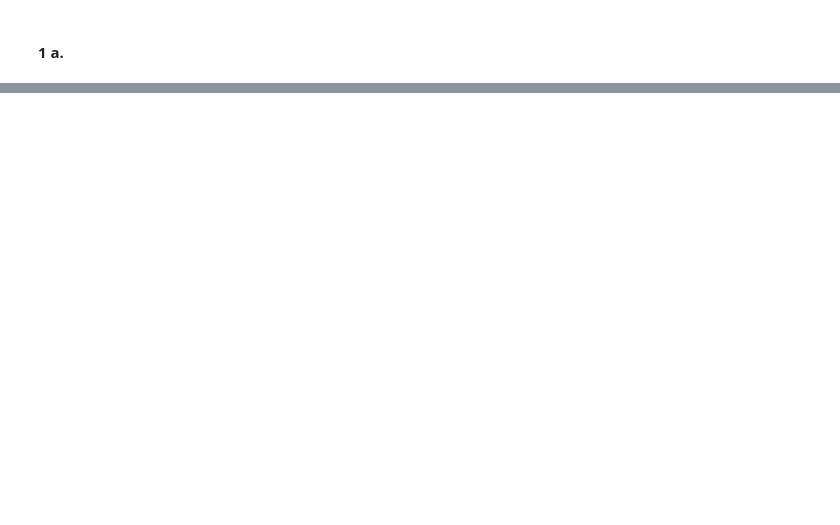
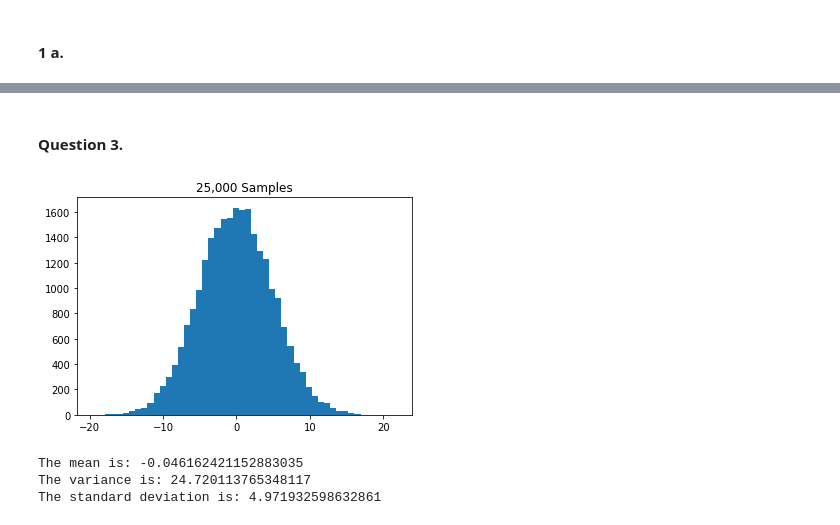
Before and after one commit to mxviteri/bds_hm1, a Jupyter notebook: hm1.ipynb, the cells around one changed output, grey strips where cells are left out. Saved outputs shown, nothing was run; the diff lists cells and outputs as text; code cells hidden in the pictures; blank space fills up the shorter version.

```diff
--- a/hm1.ipynb
+++ b/hm1.ipynb
@@ -45,0 +96,26 @@ The new mean appears to be 0. Which makes sense from averaging the previous mean
+# %% [markdown]
+#### Question 3.
+# %%
+data = np.random.normal(0, 5, 25000)
+plt.hist(data, 50)
+plt.title('25,000 Samples')
+plt.show()
+
+mean = sum(data) / len(data)
+print('The mean is:', mean)
+
+squares = 0
+for num in data:
+    square = (num - mean) ** 2
+    squares += square
+
+variance = squares / len(data)
+print('The variance is:', variance)
+
+std = math.sqrt(variance)
+print('The standard deviation is:', std)
+# %% [output]
+[figure, added]
+The mean is: -0.046162421152883035
+The variance is: 24.720113765348117
+The standard deviation is: 4.971932598632861
```
Also changed, not shown: parts of 10 cells of this notebook.
